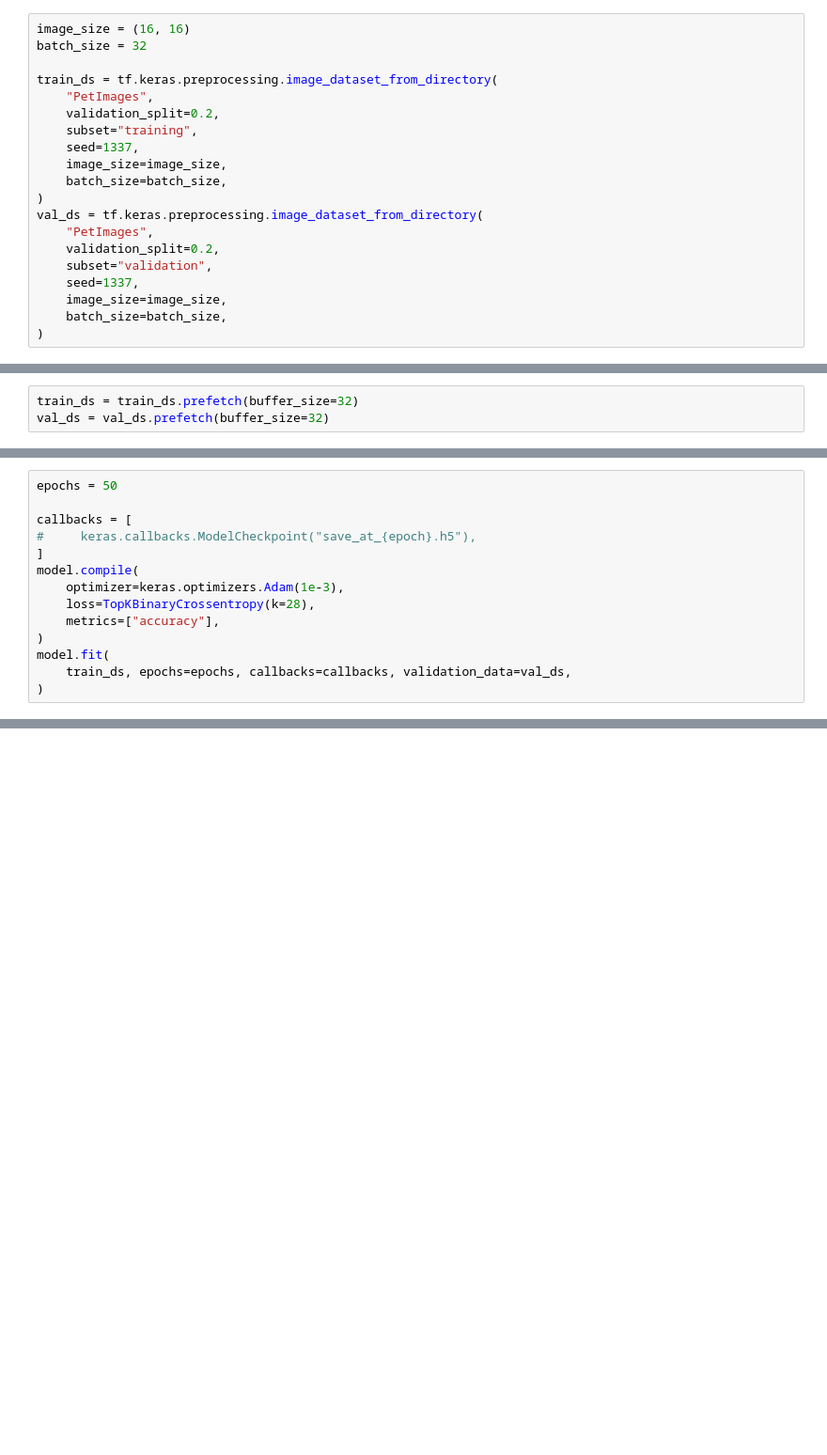
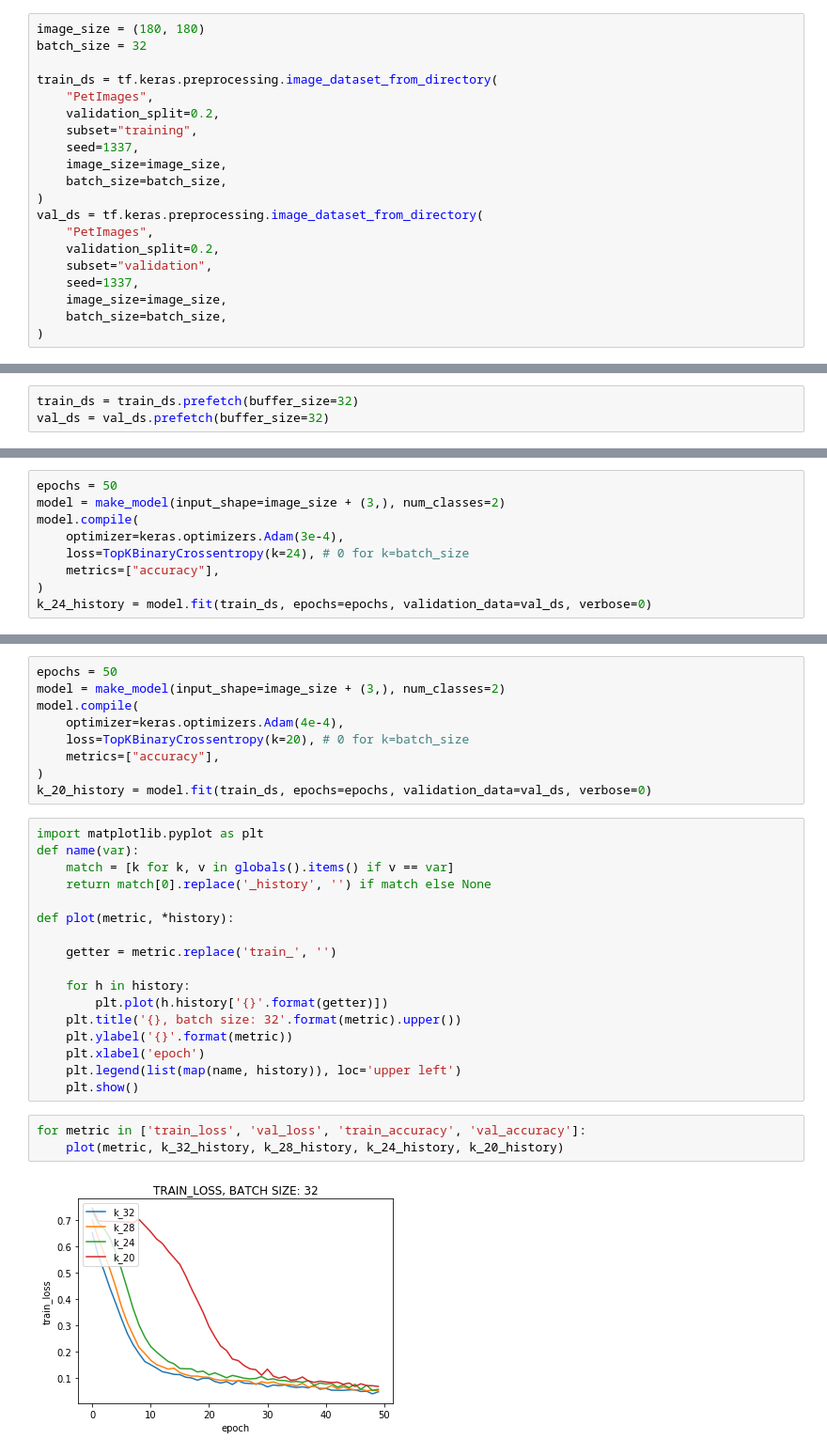
Before and after one commit to mic771112/MLSDCExperiment, a Jupyter notebook: top_k_loss.ipynb, the cells around one changed output, grey strips where cells are left out. Shown at 94% size. Drawn from its saved outputs; the diff is of its cells as text; blank space fills up the shorter version.

```diff
--- a/top_k_loss.ipynb
+++ b/top_k_loss.ipynb
@@ -20,5 +33,5 @@ from tensorflow.keras import backend as K
 # %%
-image_size = (16, 16)
+image_size = (180, 180)
 batch_size = 32
 
 train_ds = tf.keras.preprocessing.image_dataset_from_directory(
@@ -261,14 +204,9 @@ Epoch 50/50
 # %%
 epochs = 50
-
-callbacks = [
-#     keras.callbacks.ModelCheckpoint("save_at_{epoch}.h5"),
-]
+model = make_model(input_shape=image_size + (3,), num_classes=2)
 model.compile(
-    optimizer=keras.optimizers.Adam(1e-3),
-    loss=TopKBinaryCrossentropy(k=28),
+    optimizer=keras.optimizers.Adam(3e-4),
+    loss=TopKBinaryCrossentropy(k=24), # 0 for k=batch_size
     metrics=["accuracy"],
 )
-model.fit(
-    train_ds, epochs=epochs, callbacks=callbacks, validation_data=val_ds,
-)
+k_24_history = model.fit(train_ds, epochs=epochs, validation_data=val_ds, verbose=0)
@@ -293,0 +213,31 @@ Epoch 50/50
+# %%
+epochs = 50
+model = make_model(input_shape=image_size + (3,), num_classes=2)
+model.compile(
+    optimizer=keras.optimizers.Adam(4e-4),
+    loss=TopKBinaryCrossentropy(k=20), # 0 for k=batch_size
+    metrics=["accuracy"],
+)
+k_20_history = model.fit(train_ds, epochs=epochs, validation_data=val_ds, verbose=0)
+# %%
+import matplotlib.pyplot as plt
+def name(var):
+    match = [k for k, v in globals().items() if v == var]
+    return match[0].replace('_history', '') if match else None
+
+def plot(metric, *history):
+
+    getter = metric.replace('train_', '')
+
+    for h in history:
+        plt.plot(h.history['{}'.format(getter)])
+    plt.title('{}, batch size: 32'.format(metric).upper())
+    plt.ylabel('{}'.format(metric))
+    plt.xlabel('epoch')
+    plt.legend(list(map(name, history)), loc='upper left')
+    plt.show()
+# %%
+for metric in ['train_loss', 'val_loss', 'train_accuracy', 'val_accuracy']:
+    plot(metric, k_32_history, k_28_history, k_24_history, k_20_history)
+# %% [output]
+[figure, added]
```
Also changed, not shown: parts of 10 cells of this notebook, 9 other files.
